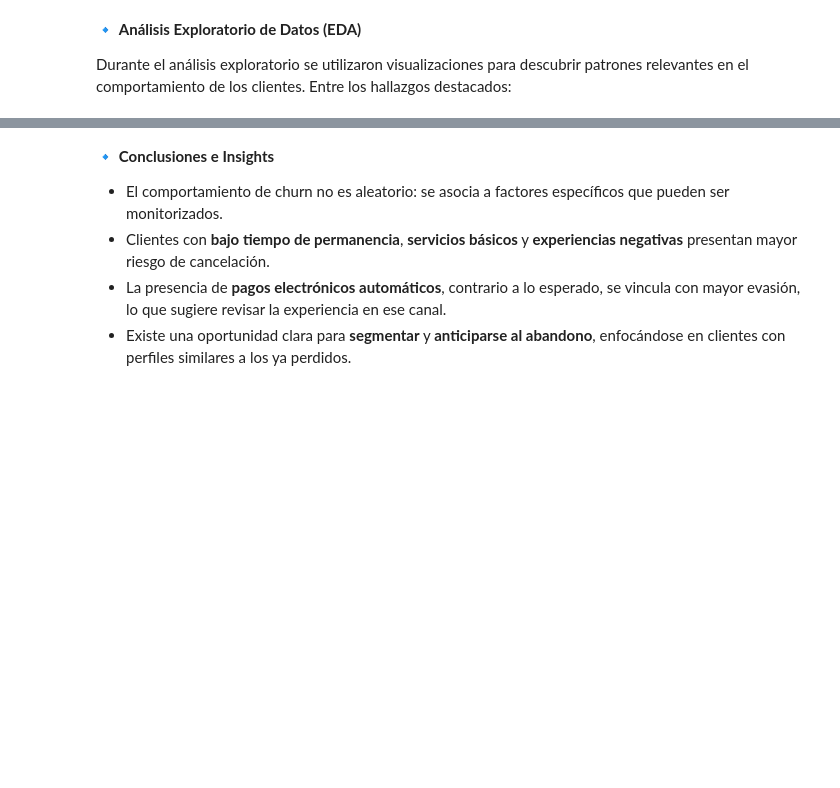
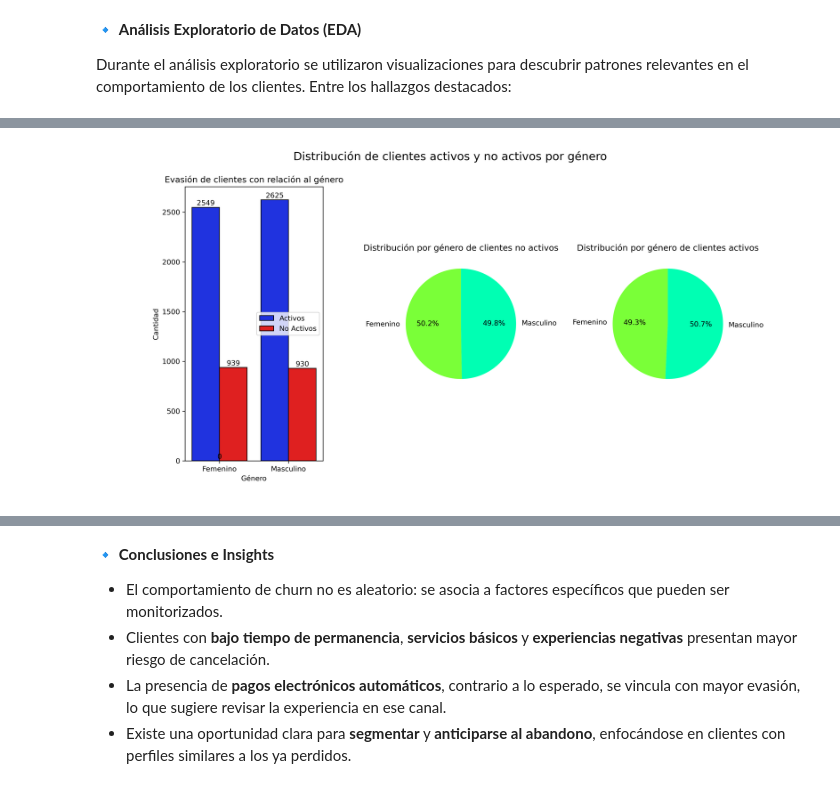
Before and after one commit to Yngasarock/Telecom-1, a Jupyter notebook: TelecomX_LATAM.ipynb, the cells around one changed output, grey strips where cells are left out. Cells and saved outputs as stored; diff of their text form; code cells hidden in the pictures; blank space fills up the shorter version.

```diff
--- a/TelecomX_LATAM.ipynb
+++ b/TelecomX_LATAM.ipynb
@@ -1041,0 +1048,4 @@ Durante el análisis exploratorio se utilizaron visualizaciones para descubrir p
+# %%
+display(Image(filename='images/evasion_genero.png'))
+# %% [output]
+[figure, added]
```
Also changed, not shown: parts of 35 cells of this notebook, 7 other files.
